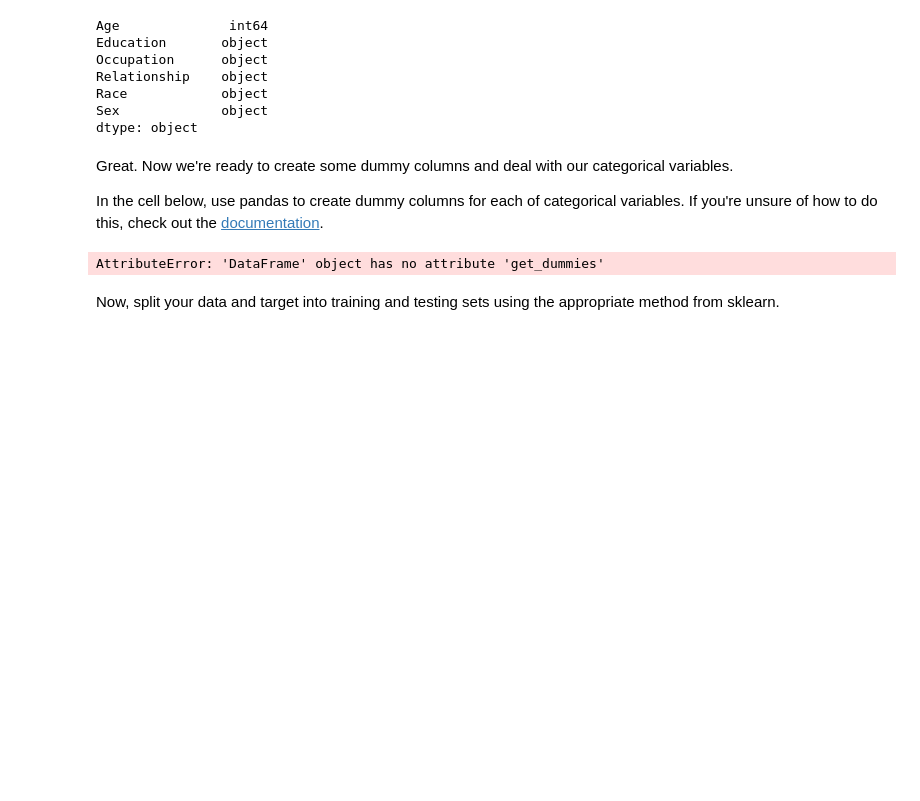
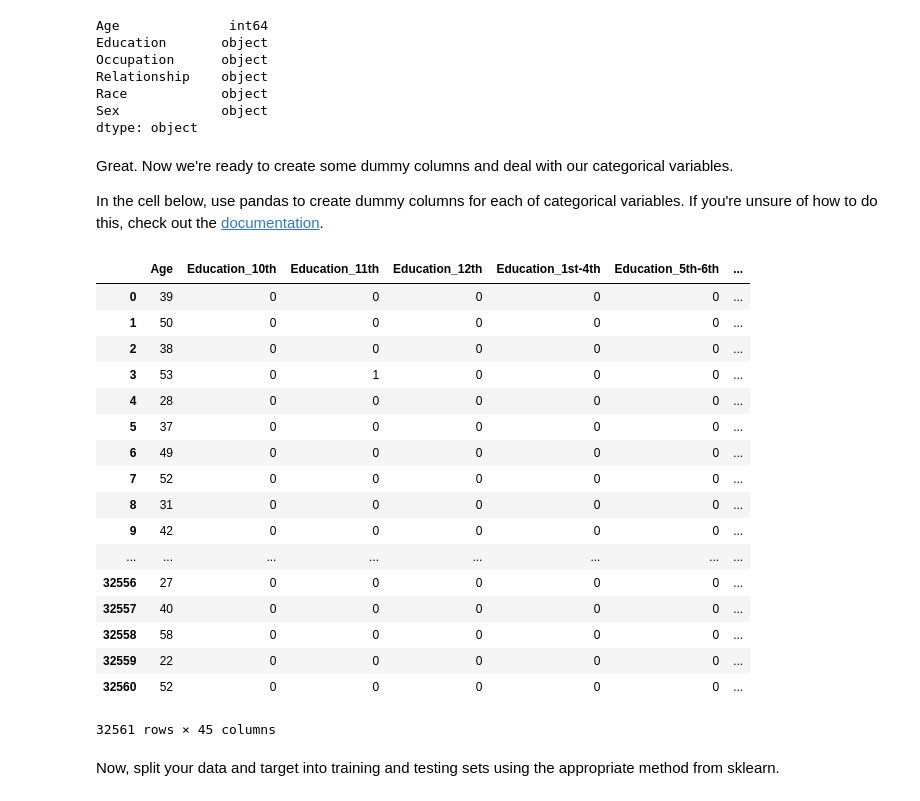
Before and after one commit to softserveslayer/dsc-3-32-04-tree-ensembles-and-random-forests-lab-nyc-career-ds-102218, a Jupyter notebook: index.ipynb, the cells around one changed output. Saved outputs shown, nothing was run; the diff lists cells and outputs as text; code cells hidden in the pictures; blank space fills up the shorter version.

```diff
--- a/index.ipynb
+++ b/index.ipynb
@@ -93,9 +93,27 @@ Great.  Now we're ready to create some dummy columns and deal with our categoric
 
 In the cell below, use pandas to create dummy columns for each of categorical variables.  If you're unsure of how to do this, check out the [documentation](https://pandas.pydata.org/pandas-docs/stable/generated/pandas.get_dummies.html).
 # %%
-data = features.get_dummies()
+data = pd.get_dummies(features)
+data
 # %% [output]
+|  | Age | Education_10th | Education_11th | Education_12th | Education_1st-4th | Education_5th-6th | ... |
+| 0 | 39 | 0 | 0 | 0 | 0 | 0 | ... |
+| 1 | 50 | 0 | 0 | 0 | 0 | 0 | ... |
+| 2 | 38 | 0 | 0 | 0 | 0 | 0 | ... |
+| 3 | 53 | 0 | 1 | 0 | 0 | 0 | ... |
+| 4 | 28 | 0 | 0 | 0 | 0 | 0 | ... |
+| 5 | 37 | 0 | 0 | 0 | 0 | 0 | ... |
+| 6 | 49 | 0 | 0 | 0 | 0 | 0 | ... |
+| 7 | 52 | 0 | 0 | 0 | 0 | 0 | ... |
+| 8 | 31 | 0 | 0 | 0 | 0 | 0 | ... |
+| 9 | 42 | 0 | 0 | 0 | 0 | 0 | ... |
+| ... | ... | ... | ... | ... | ... | ... | ... |
+| 32556 | 27 | 0 | 0 | 0 | 0 | 0 | ... |
+| 32557 | 40 | 0 | 0 | 0 | 0 | 0 | ... |
+| 32558 | 58 | 0 | 0 | 0 | 0 | 0 | ... |
+| 32559 | 22 | 0 | 0 | 0 | 0 | 0 | ... |
+| 32560 | 52 | 0 | 0 | 0 | 0 | 0 | ... |
-AttributeError: 'DataFrame' object has no attribute 'get_dummies'
+32561 rows × 45 columns
 # %% [markdown]
 Now, split your data and target into training and testing sets using the appropriate method from sklearn.
 # %%
```
